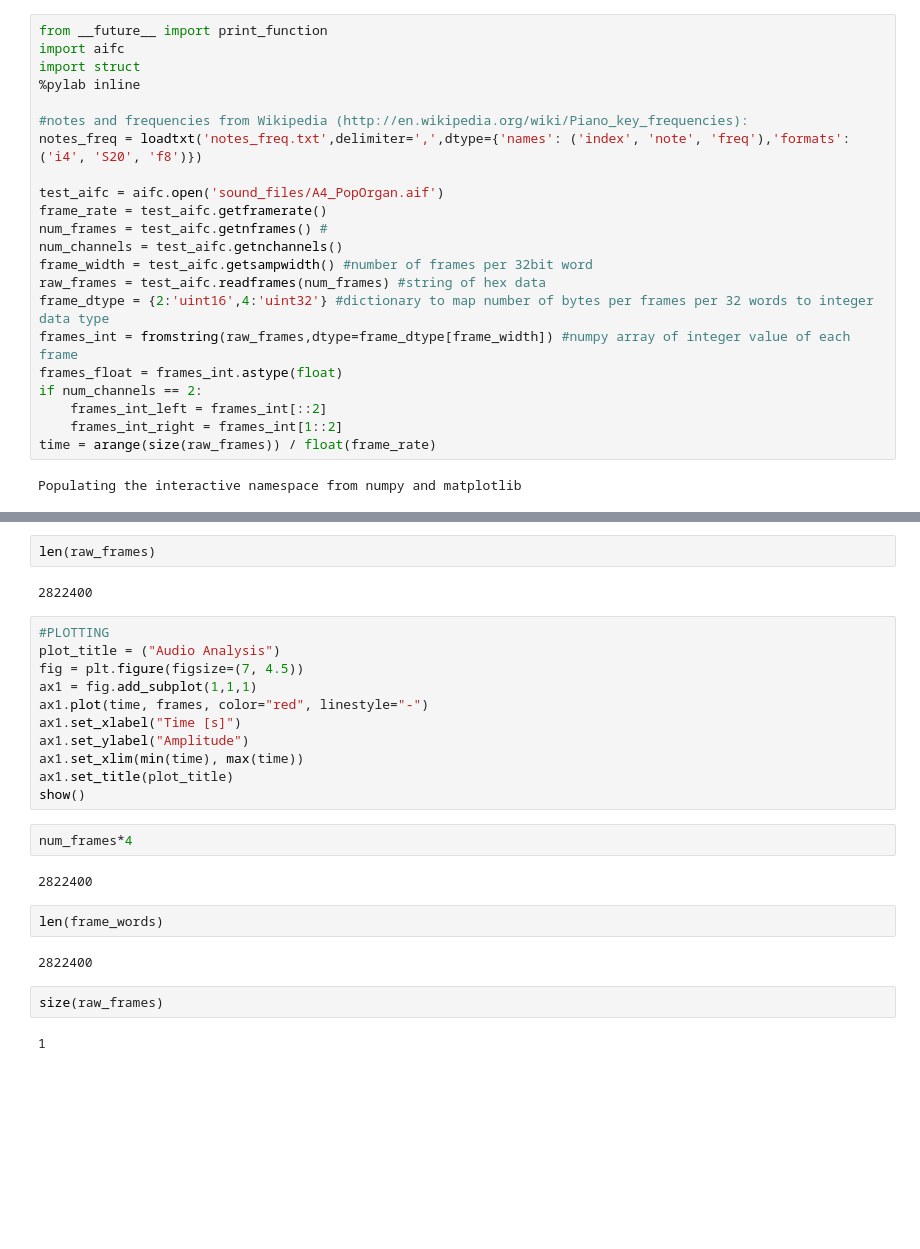
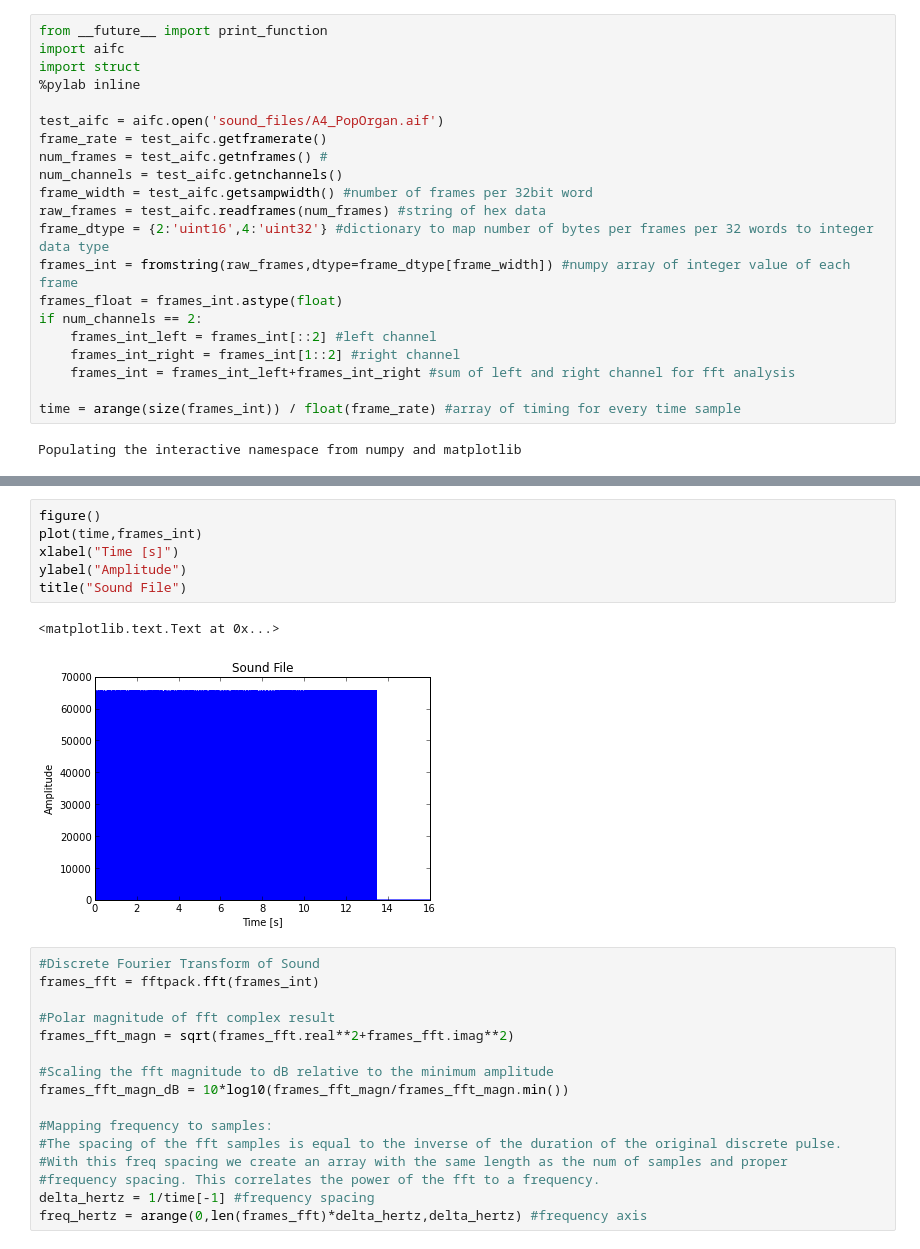
Before and after one commit to jccurtis/homework, a Jupyter notebook: hw5/problem2.ipynb, the cells around one changed output, grey strips where cells are left out. Saved outputs shown, nothing was run; the diff lists cells and outputs as text; blank space fills up the shorter version.

```diff
--- a/hw5/problem2.ipynb
+++ b/hw5/problem2.ipynb
@@ -5,9 +5,6 @@ from __future__ import print_function
 import aifc
 import struct
 %pylab inline
-
-#notes and frequencies from Wikipedia (http://en.wikipedia.org/wiki/Piano_key_frequencies):
-notes_freq = loadtxt('notes_freq.txt',delimiter=',',dtype={'names': ('index', 'note', 'freq'),'formats': ('i4', 'S20', 'f8')})
 
 test_aifc = aifc.open('sound_files/A4_PopOrgan.aif')
 frame_rate = test_aifc.getframerate()
@@ -19,9 +16,11 @@ frame_dtype = {2:'uint16',4:'uint32'} #dictionary to map number of bytes per fra
 frames_int = fromstring(raw_frames,dtype=frame_dtype[frame_width]) #numpy array of integer value of each frame
 frames_float = frames_int.astype(float)
 if num_channels == 2:
-    frames_int_left = frames_int[::2]
-    frames_int_right = frames_int[1::2]
-time = arange(size(raw_frames)) / float(frame_rate)
+    frames_int_left = frames_int[::2] #left channel
+    frames_int_right = frames_int[1::2] #right channel
+    frames_int = frames_int_left+frames_int_right #sum of left and right channel for fft analysis
+
+time = arange(size(frames_int)) / float(frame_rate) #array of timing for every time sample
 # %% [output]
 Populating the interactive namespace from numpy and matplotlib
 # %%
@@ -63,27 +38,25 @@ frame_width:   2 bytes
-# %%
-len(raw_frames)
-# %% [output]
-2822400
-# %%
-#PLOTTING
-plot_title = ("Audio Analysis")
-fig = plt.figure(figsize=(7, 4.5))
-ax1 = fig.add_subplot(1,1,1)
-ax1.plot(time, frames, color="red", linestyle="-")
-ax1.set_xlabel("Time [s]")
-ax1.set_ylabel("Amplitude")
-ax1.set_xlim(min(time), max(time))
-ax1.set_title(plot_title)
-show()
-# %%
-num_frames*4
-# %% [output]
-2822400
-# %%
-len(frame_words)
-# %% [output]
-2822400
-# %%
-size(raw_frames)
-# %% [output]
-1
+# %%
+figure()
+plot(time,frames_int)
+xlabel("Time [s]")
+ylabel("Amplitude")
+title("Sound File")
+# %% [output]
+<matplotlib.text.Text at 0x...>
+[figure, added]
+# %%
+#Discrete Fourier Transform of Sound
+frames_fft = fftpack.fft(frames_int)
+
+#Polar magnitude of fft complex result
+frames_fft_magn = sqrt(frames_fft.real**2+frames_fft.imag**2)
+
+#Scaling the fft magnitude to dB relative to the minimum amplitude
+frames_fft_magn_dB = 10*log10(frames_fft_magn/frames_fft_magn.min())
+
+#Mapping frequency to samples:
+#The spacing of the fft samples is equal to the inverse of the duration of the original discrete pulse.
+#With this freq spacing we create an array with the same length as the num of samples and proper
+#frequency spacing. This correlates the power of the fft to a frequency.
+delta_hertz = 1/time[-1] #frequency spacing
+freq_hertz = arange(0,len(frames_fft)*delta_hertz,delta_hertz) #frequency axis
```
Also changed, not shown: parts of 11 cells of this notebook.
